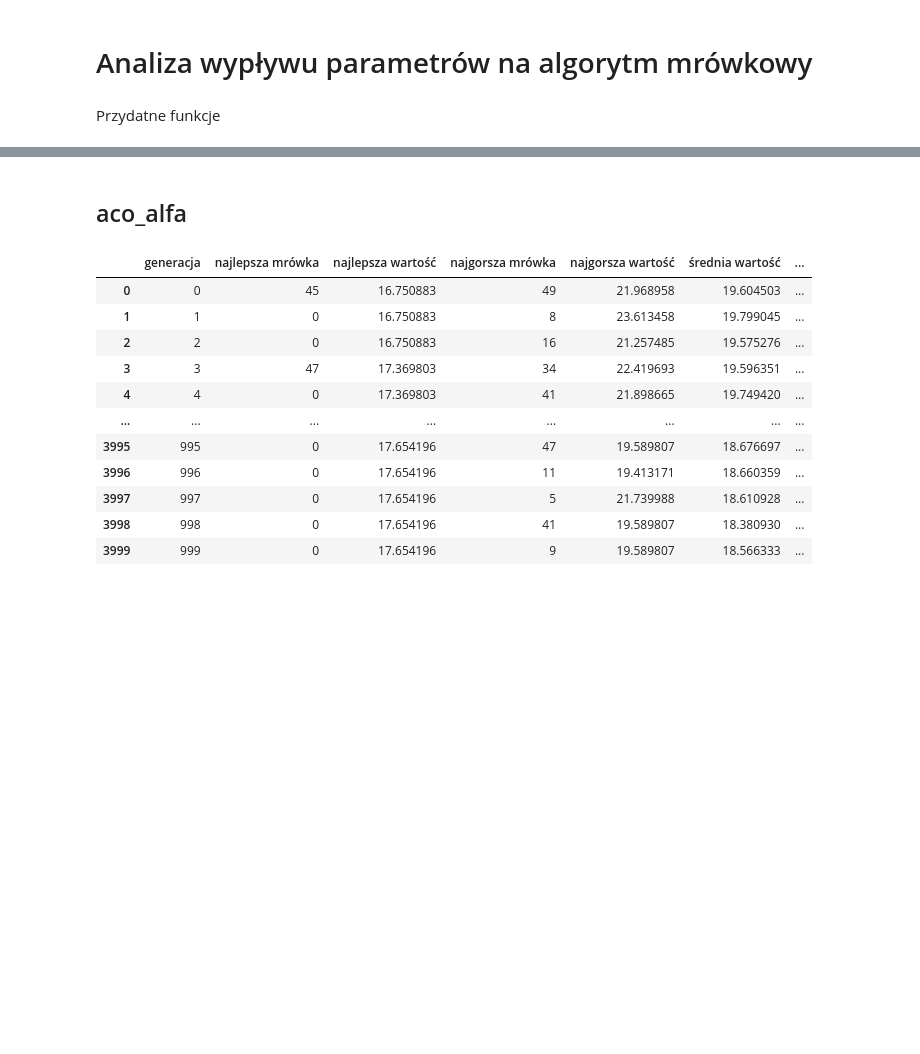
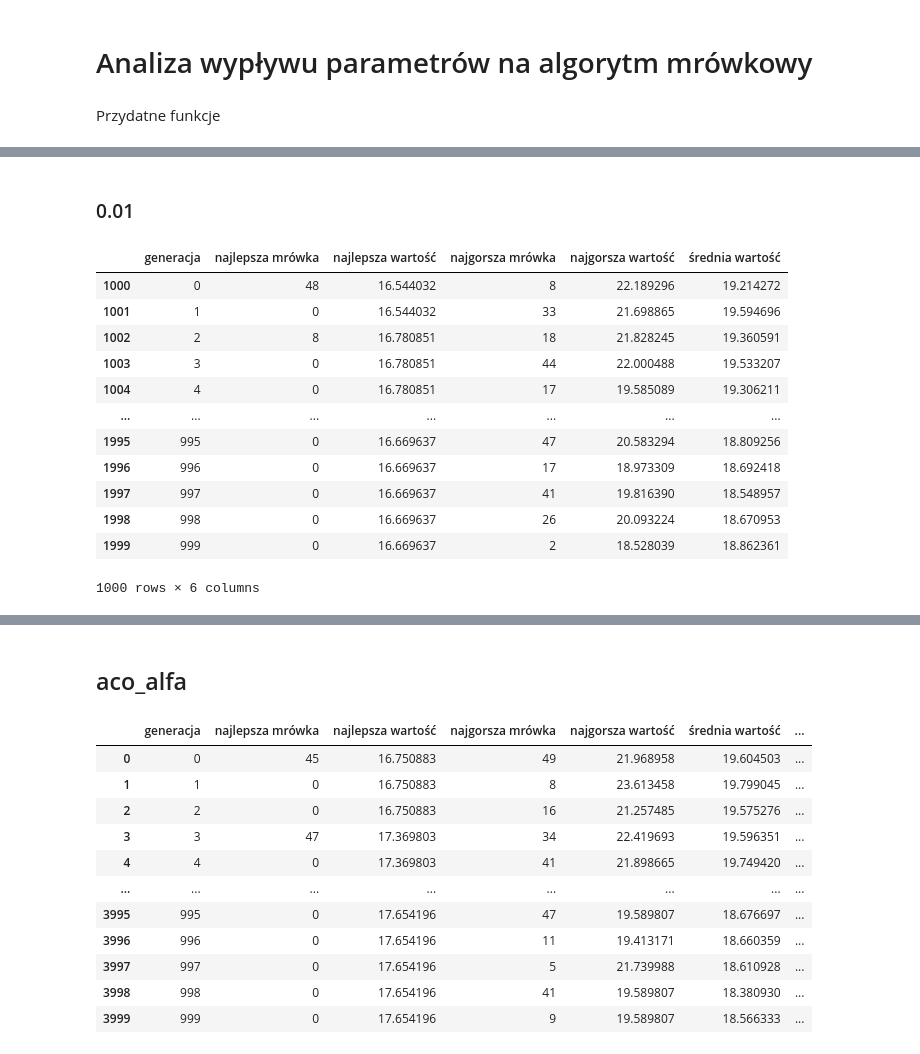
Before and after one commit to christopher-dabrowski/POSI-C4, a Jupyter notebook: Analiza danych.ipynb, the cells around one changed output, grey strips where cells are left out. Cells and saved outputs as stored; diff of their text form; code cells hidden in the pictures; blank space fills up the shorter version.

```diff
--- a/Analiza danych.ipynb
+++ b/Analiza danych.ipynb
@@ -82,0 +134,21 @@ def plot_single_parameters(df, name) -> go.Figure:
+# %% [markdown]
+### 0.01
+# %%
+df_aco_ro_01 = df_aco_ro.query('`wartość parametru` == 0.01').drop(['testowany parametr', 'wartość parametru'], axis=1)
+df = df_aco_ro_01
+name = 'aco_ro = 0.01'
+df
+# %% [output]
+|  | generacja | najlepsza mrówka | najlepsza wartość | najgorsza mrówka | najgorsza wartość | średnia wartość |
+| 1000 | 0 | 48 | 16.544032 | 8 | 22.189296 | 19.214272 |
+| 1001 | 1 | 0 | 16.544032 | 33 | 21.698865 | 19.594696 |
+| 1002 | 2 | 8 | 16.780851 | 18 | 21.828245 | 19.360591 |
+| 1003 | 3 | 0 | 16.780851 | 44 | 22.000488 | 19.533207 |
+| 1004 | 4 | 0 | 16.780851 | 17 | 19.585089 | 19.306211 |
+| ... | ... | ... | ... | ... | ... | ... |
+| 1995 | 995 | 0 | 16.669637 | 47 | 20.583294 | 18.809256 |
+| 1996 | 996 | 0 | 16.669637 | 17 | 18.973309 | 18.692418 |
+| 1997 | 997 | 0 | 16.669637 | 41 | 19.816390 | 18.548957 |
+| 1998 | 998 | 0 | 16.669637 | 26 | 20.093224 | 18.670953 |
+| 1999 | 999 | 0 | 16.669637 | 2 | 18.528039 | 18.862361 |
+1000 rows × 6 columns
```
Also changed, not shown: parts of 15 cells of this notebook, 1 other file.
